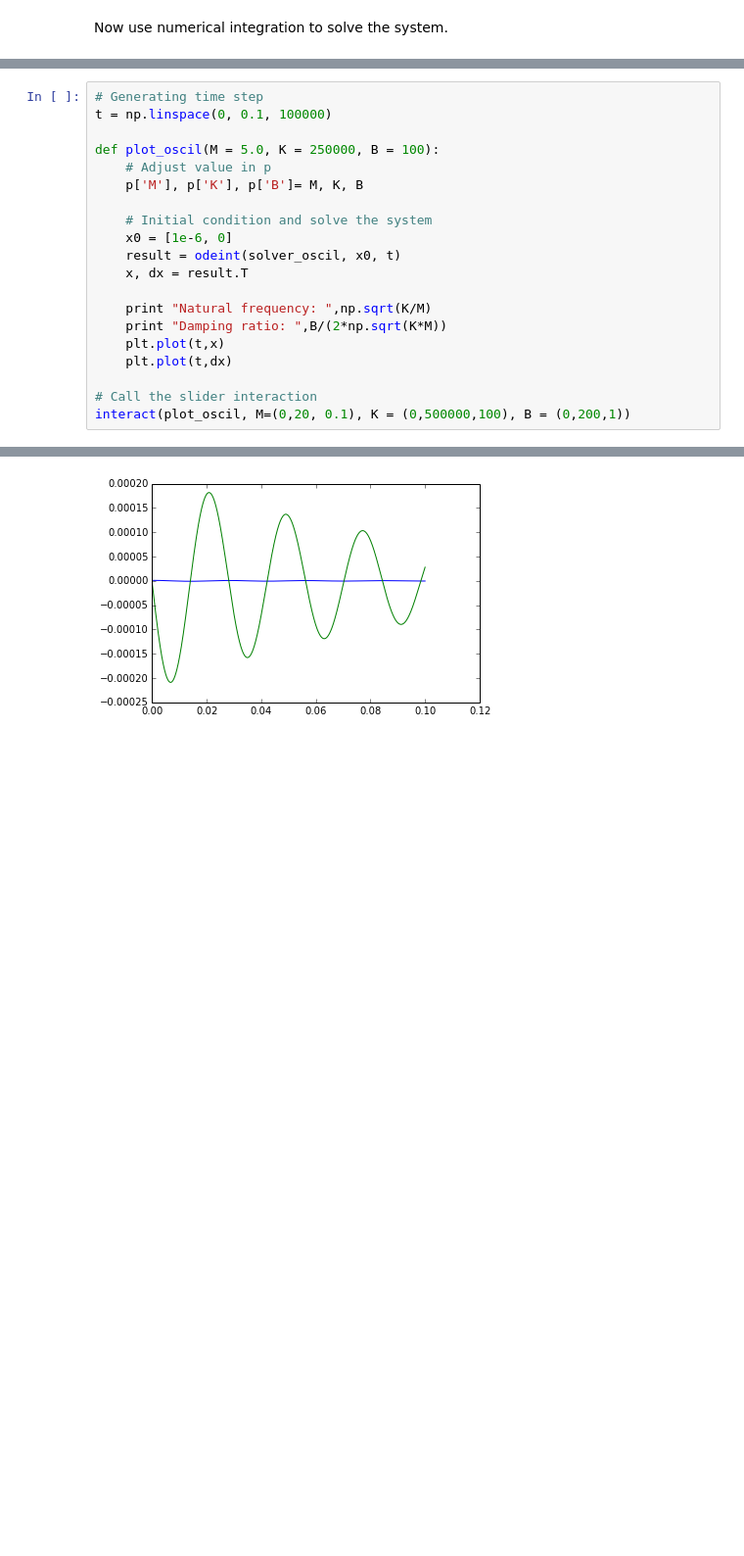
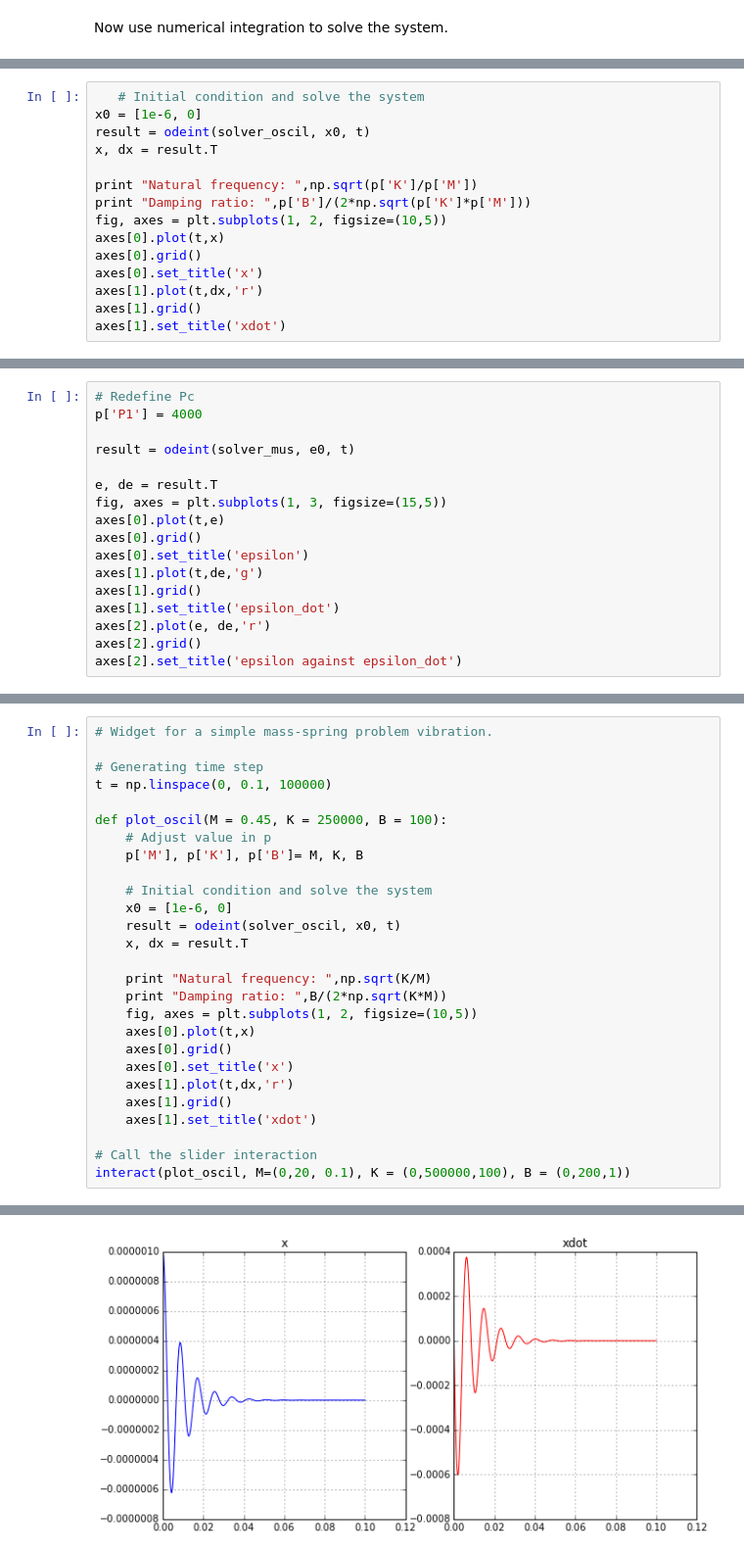
Before and after one commit to quang-ha/notebooks-3G2, a Jupyter notebook: notebooks/3G2_Lab.ipynb, the cells around one changed output, grey strips where cells are left out. Shown: that part at 98% size. Drawn from its saved outputs; the diff is of its cells as text; blank space fills up the shorter version.

```diff
--- a/notebooks/3G2_Lab.ipynb
+++ b/notebooks/3G2_Lab.ipynb
@@ -46,0 +191,15 @@ Now use numerical integration to solve the system.
+# %%
+   # Initial condition and solve the system
+x0 = [1e-6, 0]
+result = odeint(solver_oscil, x0, t)
+x, dx = result.T
+
+print "Natural frequency: ",np.sqrt(p['K']/p['M'])
+print "Damping ratio: ",p['B']/(2*np.sqrt(p['K']*p['M']))
+fig, axes = plt.subplots(1, 2, figsize=(10,5))
+axes[0].plot(t,x)
+axes[0].grid()
+axes[0].set_title('x')
+axes[1].plot(t,dx,'r')
+axes[1].grid()
+axes[1].set_title('xdot')
@@ -46,0 +264,17 @@ Now use numerical integration to solve the system.
+# %%
+# Redefine Pc
+p['P1'] = 4000
+
+result = odeint(solver_mus, e0, t)
+
+e, de = result.T
+fig, axes = plt.subplots(1, 3, figsize=(15,5))
+axes[0].plot(t,e)
+axes[0].grid()
+axes[0].set_title('epsilon')
+axes[1].plot(t,de,'g')
+axes[1].grid()
+axes[1].set_title('epsilon_dot')
+axes[2].plot(e, de,'r')
+axes[2].grid()
+axes[2].set_title('epsilon against epsilon_dot')
@@ -47,8 +312,10 @@ Now use numerical integration to solve the system.
 # %%
+# Widget for a simple mass-spring problem vibration.
+
 # Generating time step
 t = np.linspace(0, 0.1, 100000)
 
-def plot_oscil(M = 5.0, K = 250000, B = 100):
+def plot_oscil(M = 0.45, K = 250000, B = 100):
     # Adjust value in p
     p['M'], p['K'], p['B']= M, K, B
 
@@ -59,8 +326,13 @@ def plot_oscil(M = 5.0, K = 250000, B = 100):
 
     print "Natural frequency: ",np.sqrt(K/M)
     print "Damping ratio: ",B/(2*np.sqrt(K*M))
-    plt.plot(t,x)
-    plt.plot(t,dx)
+    fig, axes = plt.subplots(1, 2, figsize=(10,5))
+    axes[0].plot(t,x)
+    axes[0].grid()
+    axes[0].set_title('x')
+    axes[1].plot(t,dx,'r')
+    axes[1].grid()
+    axes[1].set_title('xdot')
 
 # Call the slider interaction
 interact(plot_oscil, M=(0,20, 0.1), K = (0,500000,100), B = (0,200,1))
@@ -70,2 +342,2 @@ Damping ratio:  0.04472135955
 <function __main__.plot_oscil>
-[figure, old version]
+[figure, new version]
```
Also changed, not shown: parts of 45 cells of this notebook, 3 other files.
